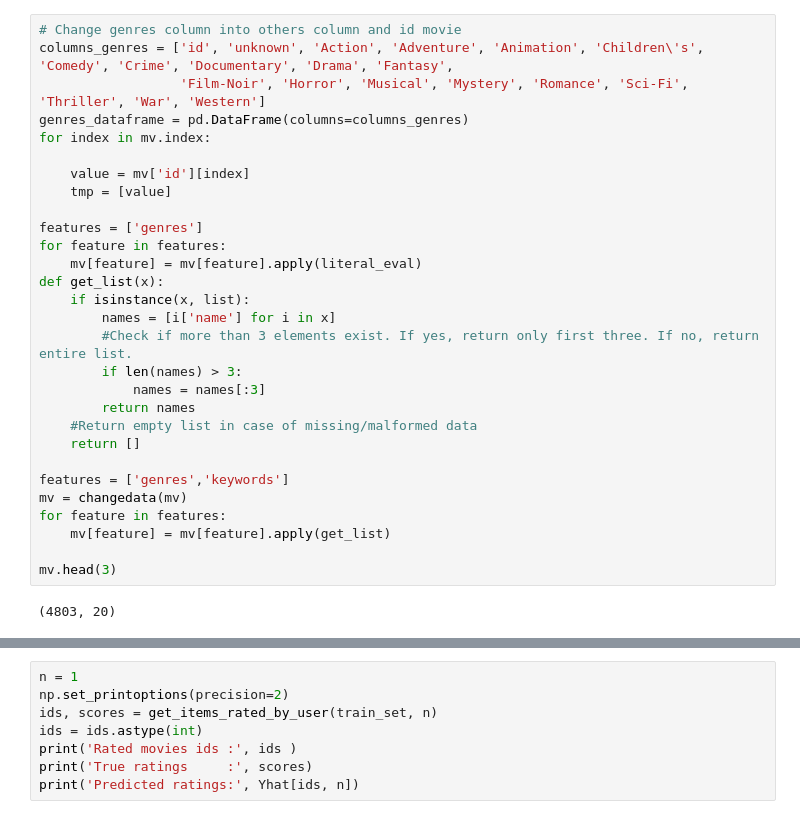
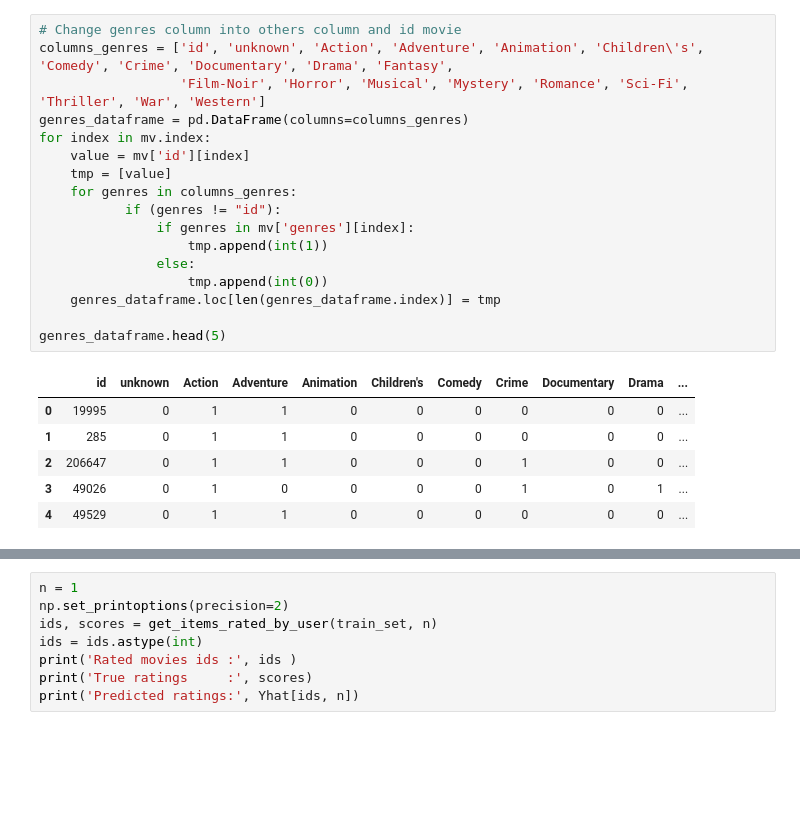
Before and after one commit to yang020501/Project2, a Jupyter notebook: Flask/BaseContent/model.ipynb, the cells around one changed output, grey strips where cells are left out. Saved outputs shown, nothing was run; the diff lists cells and outputs as text; blank space fills up the shorter version.

```diff
--- a/Flask/BaseContent/model.ipynb
+++ b/Flask/BaseContent/model.ipynb
@@ -67,33 +82,26 @@ mv.head(5)
 # %%
 # Change genres column into others column and id movie
 columns_genres = ['id', 'unknown', 'Action', 'Adventure', 'Animation', 'Children\'s', 'Comedy', 'Crime', 'Documentary', 'Drama', 'Fantasy',
                   'Film-Noir', 'Horror', 'Musical', 'Mystery', 'Romance', 'Sci-Fi', 'Thriller', 'War', 'Western']
 genres_dataframe = pd.DataFrame(columns=columns_genres)
 for index in mv.index:
-
     value = mv['id'][index]
     tmp = [value]
+    for genres in columns_genres:
+           if (genres != "id"):
+               if genres in mv['genres'][index]:
+                   tmp.append(int(1))
+               else:
+                   tmp.append(int(0))
+    genres_dataframe.loc[len(genres_dataframe.index)] = tmp
 
-features = ['genres']
-for feature in features:
-    mv[feature] = mv[feature].apply(literal_eval)
-def get_list(x):
-    if isinstance(x, list):
-        names = [i['name'] for i in x]
-        #Check if more than 3 elements exist. If yes, return only first three. If no, return entire list.
-        if len(names) > 3:
-            names = names[:3]
-        return names
-    #Return empty list in case of missing/malformed data
-    return []
-
-features = ['genres','keywords']
-mv = changedata(mv)
-for feature in features:
-    mv[feature] = mv[feature].apply(get_list)
-
-mv.head(3)
+genres_dataframe.head(5)
 # %% [output]
-(4803, 20)
+|  | id | unknown | Action | Adventure | Animation | Children's | Comedy | Crime | Documentary | Drama | ... |
+| 0 | 19995 | 0 | 1 | 1 | 0 | 0 | 0 | 0 | 0 | 0 | ... |
+| 1 | 285 | 0 | 1 | 1 | 0 | 0 | 0 | 0 | 0 | 0 | ... |
+| 2 | 206647 | 0 | 1 | 1 | 0 | 0 | 0 | 1 | 0 | 0 | ... |
+| 3 | 49026 | 0 | 1 | 0 | 0 | 0 | 0 | 1 | 0 | 1 | ... |
+| 4 | 49529 | 0 | 1 | 1 | 0 | 0 | 0 | 0 | 0 | 0 | ... |
 # %%
 #change to tfidf create feature vector for items
```
Also changed, not shown: parts of 11 cells of this notebook, 5 other files.
